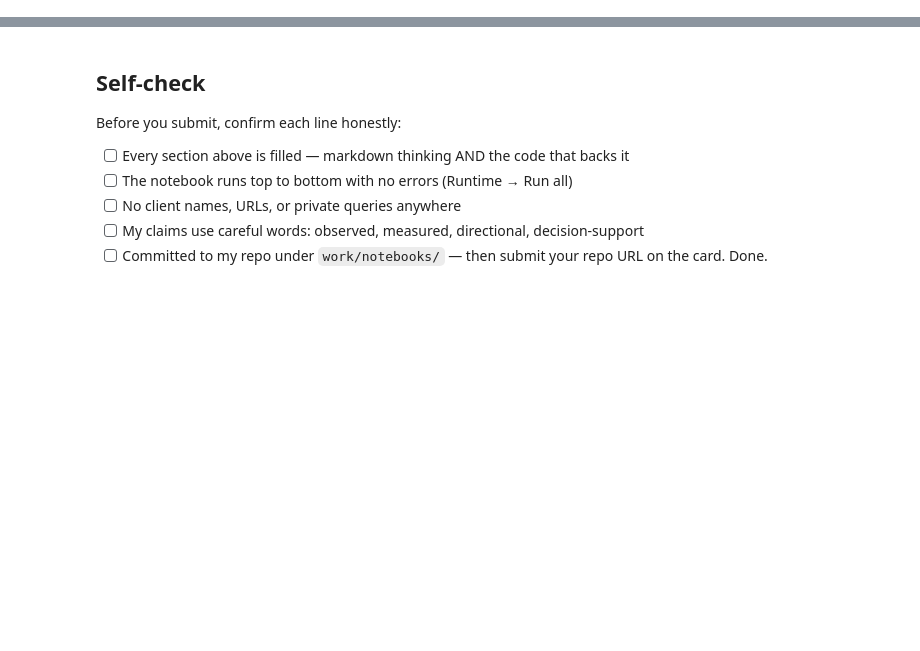
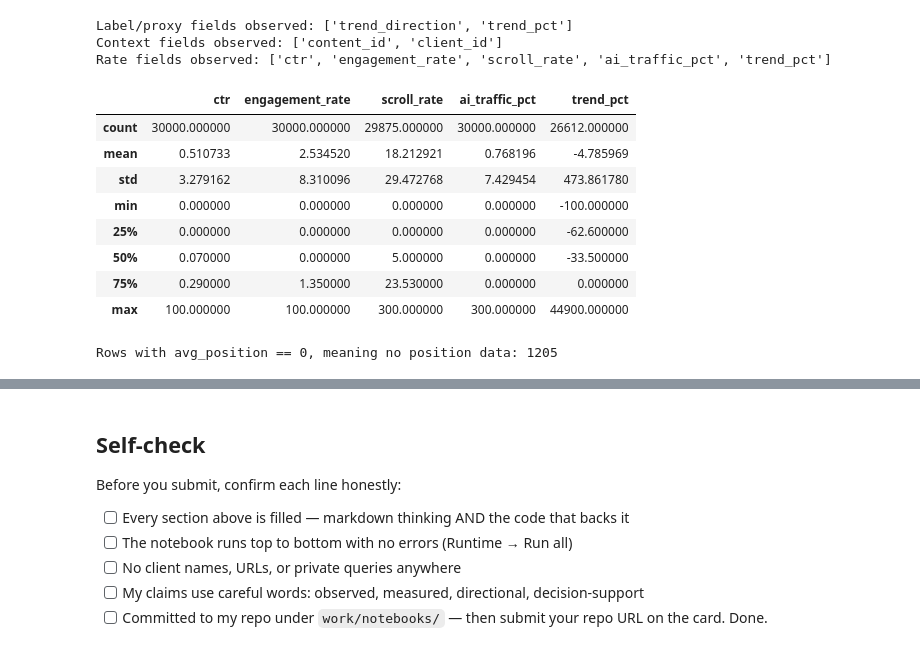
Before and after one commit to dharshinianand19/FlyRank-Starters, a Jupyter notebook: work/notebooks/w03_data_contract.ipynb, the cells around one changed output, grey strips where cells are left out. Saved outputs shown, nothing was run; the diff lists cells and outputs as text; code cells hidden in the pictures; blank space fills up the shorter version.

```diff
--- a/work/notebooks/w03_data_contract.ipynb
+++ b/work/notebooks/w03_data_contract.ipynb
@@ -36,0 +19,21 @@ This skeleton is yours to fill. Work the sections **in order** — each one has
+# %%
+
+import pandas as pd
+
+url = "https://raw.githubusercontent.com/flyrank-bih/flyrank-ml-internship-starter/main/data/raw/content_refresh_anonymized.csv"
+
+df = pd.read_csv(url)
+
+print("Rows:", len(df))
+print("Columns:", df.shape[1])
+print("Unique content items:", df["content_id"].nunique())
+print("Unique clients:", df["client_id"].nunique())
+
+duplicate_content_ids = (
+    df.groupby("content_id")
+      .size()
+      .loc[lambda s: s > 1]
+)
+
+print("Duplicate content_id groups observed:", len(duplicate_content_ids))
+print(duplicate_content_ids)
@@ -36,0 +63,36 @@ This skeleton is yours to fill. Work the sections **in order** — each one has
+# %%
+label_proxy_fields = ["is_declining_label", "trend_direction", "trend_pct"]
+context_fields = ["content_id", "client_id"]
+rate_fields = [
+    "ctr", "engagement_rate", "scroll_rate",
+    "ai_traffic_pct", "trend_pct"
+]
+
+available_label_fields = [c for c in label_proxy_fields if c in df.columns]
+available_context_fields = [c for c in context_fields if c in df.columns]
+available_rate_fields = [c for c in rate_fields if c in df.columns]
+
+print("Label/proxy fields observed:", available_label_fields)
+print("Context fields observed:", available_context_fields)
+print("Rate fields observed:", available_rate_fields)
+
+if available_rate_fields:
+    display(df[available_rate_fields].describe())
+
+if "avg_position" in df.columns:
+    print("Rows with avg_position == 0, meaning no position data:",
+          int((df["avg_position"] == 0).sum()))
+# %% [output]
+Label/proxy fields observed: ['trend_direction', 'trend_pct']
+Context fields observed: ['content_id', 'client_id']
+Rate fields observed: ['ctr', 'engagement_rate', 'scroll_rate', 'ai_traffic_pct', 'trend_pct']
+|  | ctr | engagement_rate | scroll_rate | ai_traffic_pct | trend_pct |
+| count | 30000.000000 | 30000.000000 | 29875.000000 | 30000.000000 | 26612.000000 |
+| mean | 0.510733 | 2.534520 | 18.212921 | 0.768196 | -4.785969 |
+| std | 3.279162 | 8.310096 | 29.472768 | 7.429454 | 473.861780 |
+| min | 0.000000 | 0.000000 | 0.000000 | 0.000000 | -100.000000 |
+| 25% | 0.000000 | 0.000000 | 0.000000 | 0.000000 | -62.600000 |
+| 50% | 0.070000 | 0.000000 | 5.000000 | 0.000000 | -33.500000 |
+| 75% | 0.290000 | 1.350000 | 23.530000 | 0.000000 | 0.000000 |
+| max | 100.000000 | 100.000000 | 300.000000 | 300.000000 | 44900.000000 |
+Rows with avg_position == 0, meaning no position data: 1205
```
Also changed, not shown: parts of 15 cells of this notebook.
